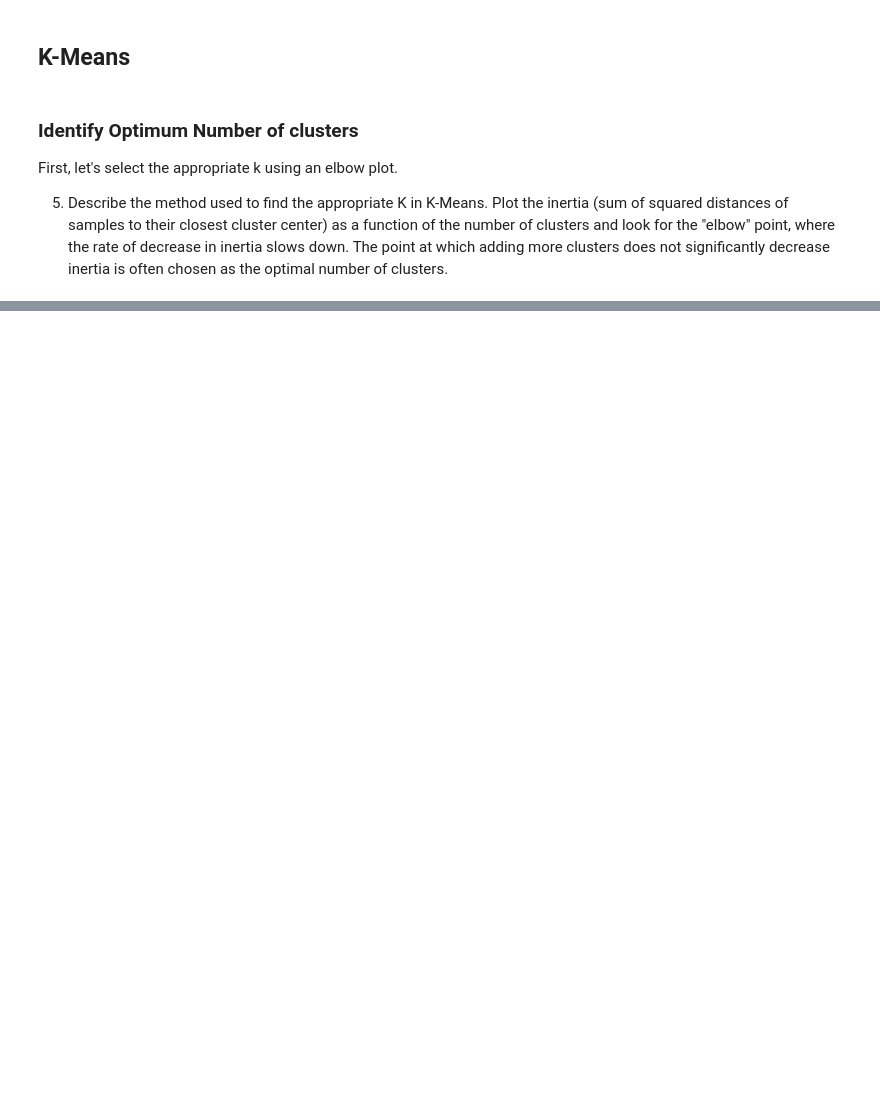
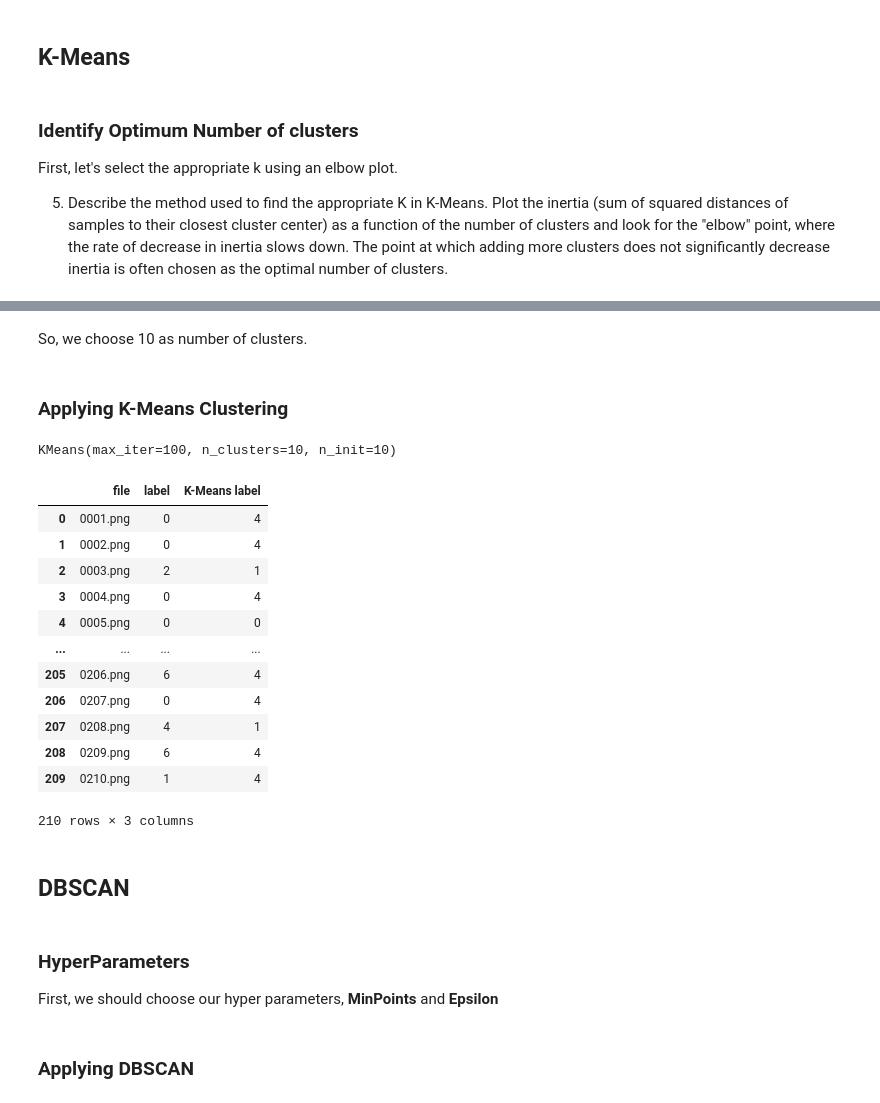
Before and after one commit to ArshiAbolghasemi/AI-UT, a Jupyter notebook: clustering/image_clustering.ipynb, the cells around one changed output, grey strips where cells are left out. Drawn from its saved outputs; the diff is of its cells as text; code cells hidden in the pictures; blank space fills up the shorter version.

Commit message:
feat: adding base of DBSCAN and evaluation and dimension reduction question sections

```diff
--- a/clustering/image_clustering.ipynb
+++ b/clustering/image_clustering.ipynb
@@ -212,0 +217,35 @@ optimise_number_of_clusters([flower.features.flatten() for flower in flowers], 1
+# %% [markdown]
+So, we choose 10 as number of clusters.
+# %% [markdown]
+### Applying K-Means Clustering
+# %%
+kmeans = KMeans(n_clusters=10, init='k-means++', max_iter=NUM_ITER, n_init=10)
+# %%
+kmeans.fit([flower.features.flatten() for flower in flowers])
+# %% [output]
+KMeans(max_iter=100, n_clusters=10, n_init=10)
+# %%
+labels['K-Means label'] = kmeans.labels_
+# %%
+labels
+# %% [output]
+|  | file | label | K-Means label |
+| 0 | 0001.png | 0 | 4 |
+| 1 | 0002.png | 0 | 4 |
+| 2 | 0003.png | 2 | 1 |
+| 3 | 0004.png | 0 | 4 |
+| 4 | 0005.png | 0 | 0 |
+| ... | ... | ... | ... |
+| 205 | 0206.png | 6 | 4 |
+| 206 | 0207.png | 0 | 4 |
+| 207 | 0208.png | 4 | 1 |
+| 208 | 0209.png | 6 | 4 |
+| 209 | 0210.png | 1 | 4 |
+210 rows × 3 columns
+# %% [markdown]
+## DBSCAN
+# %% [markdown]
+### HyperParameters
+First, we should choose our hyper parameters, **MinPoints** and **Epsilon**
+# %% [markdown]
+### Applying DBSCAN
```
Also changed, not shown: parts of 18 cells of this notebook.
